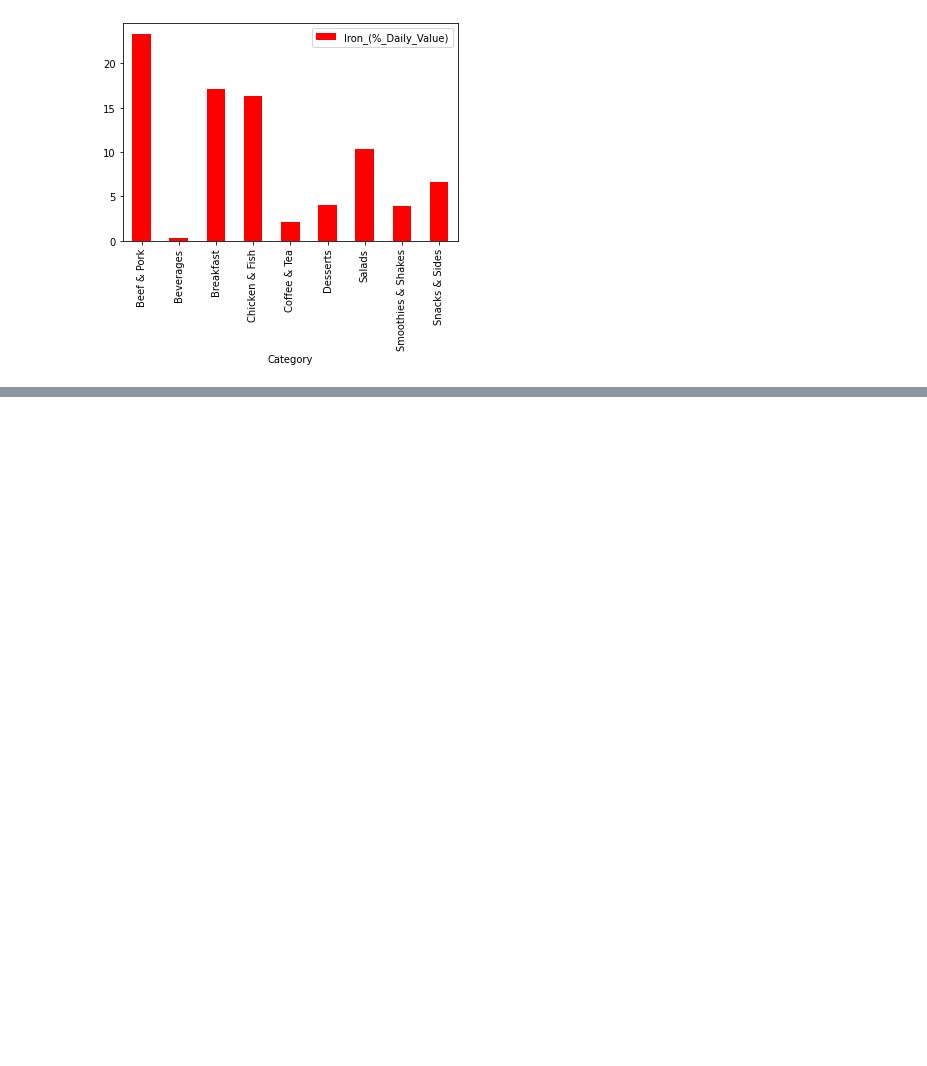
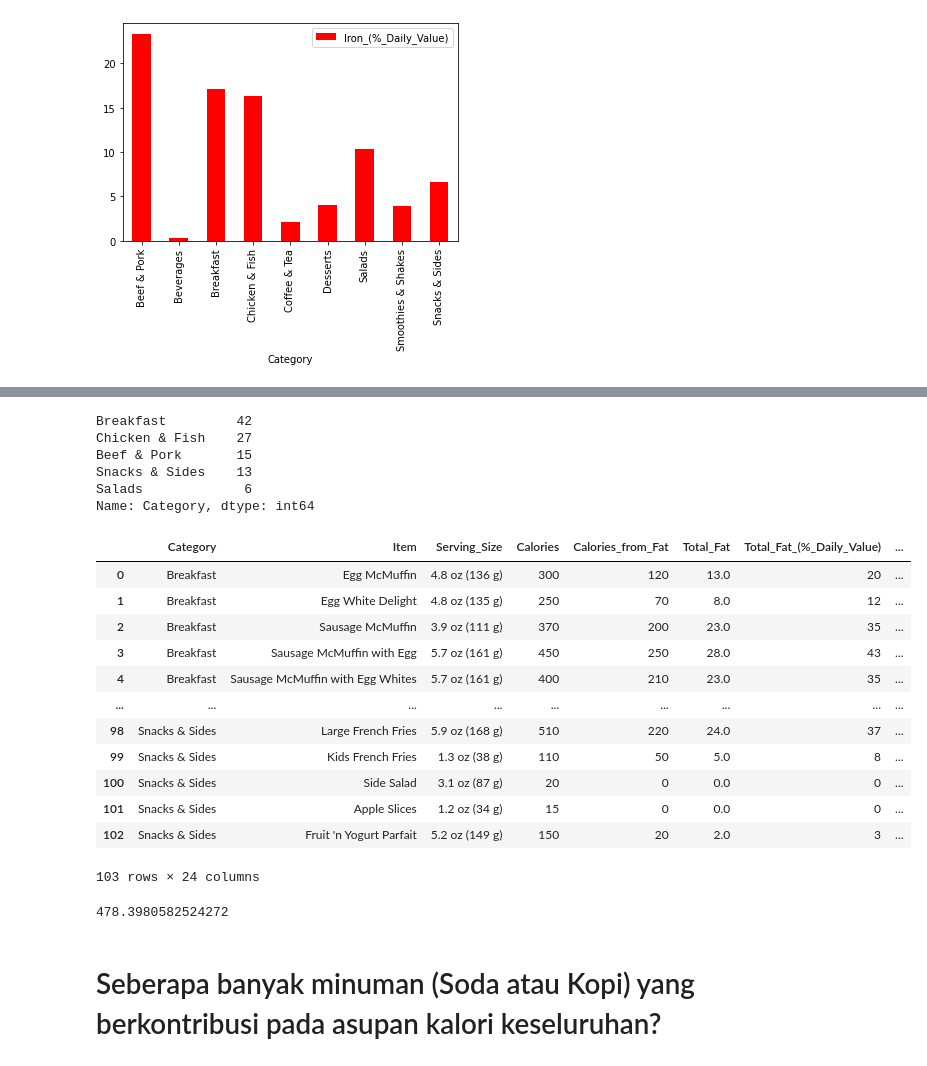
Before and after one commit to setyo-dwi-pratama/FGA-DTS-KOMINFO-Challenge, a Jupyter notebook: McDonaldsMenu.ipynb, the cells around one changed output, grey strips where cells are left out. Saved outputs shown, nothing was run; the diff lists cells and outputs as text; code cells hidden in the pictures; blank space fills up the shorter version.

```diff
--- a/McDonaldsMenu.ipynb
+++ b/McDonaldsMenu.ipynb
@@ -184,0 +200,33 @@ data("Iron_(%_Daily_Value)","Category","r")
+# %%
+Avg_Calori = df.loc[(df['Category'] == 'Breakfast') | (df['Category'] == 'Chicken & Fish') | (df['Category'] == 'Beef & Pork') | (df['Category'] == 'Snacks & Sides') | (df['Category'] == 'Salads')]
+# %%
+Avg_Calori['Category'].value_counts()
+# %% [output]
+Breakfast         42
+Chicken & Fish    27
+Beef & Pork       15
+Snacks & Sides    13
+Salads             6
+Name: Category, dtype: int64
+# %%
+Avg_Calori
+# %% [output]
+|  | Category | Item | Serving_Size | Calories | Calories_from_Fat | Total_Fat | Total_Fat_(%_Daily_Value) | ... |
+| 0 | Breakfast | Egg McMuffin | 4.8 oz (136 g) | 300 | 120 | 13.0 | 20 | ... |
+| 1 | Breakfast | Egg White Delight | 4.8 oz (135 g) | 250 | 70 | 8.0 | 12 | ... |
+| 2 | Breakfast | Sausage McMuffin | 3.9 oz (111 g) | 370 | 200 | 23.0 | 35 | ... |
+| 3 | Breakfast | Sausage McMuffin with Egg | 5.7 oz (161 g) | 450 | 250 | 28.0 | 43 | ... |
+| 4 | Breakfast | Sausage McMuffin with Egg Whites | 5.7 oz (161 g) | 400 | 210 | 23.0 | 35 | ... |
+| ... | ... | ... | ... | ... | ... | ... | ... | ... |
+| 98 | Snacks & Sides | Large French Fries | 5.9 oz (168 g) | 510 | 220 | 24.0 | 37 | ... |
+| 99 | Snacks & Sides | Kids French Fries | 1.3 oz (38 g) | 110 | 50 | 5.0 | 8 | ... |
+| 100 | Snacks & Sides | Side Salad | 3.1 oz (87 g) | 20 | 0 | 0.0 | 0 | ... |
+| 101 | Snacks & Sides | Apple Slices | 1.2 oz (34 g) | 15 | 0 | 0.0 | 0 | ... |
+| 102 | Snacks & Sides | Fruit 'n Yogurt Parfait | 5.2 oz (149 g) | 150 | 20 | 2.0 | 3 | ... |
+103 rows × 24 columns
+# %%
+Avg_Calori['Calories'].mean()
+# %% [output]
+478.3980582524272
+# %% [markdown]
+# Seberapa banyak minuman (Soda atau Kopi) yang berkontribusi pada asupan kalori keseluruhan?
```
Also changed, not shown: parts of 2 cells of this notebook.
